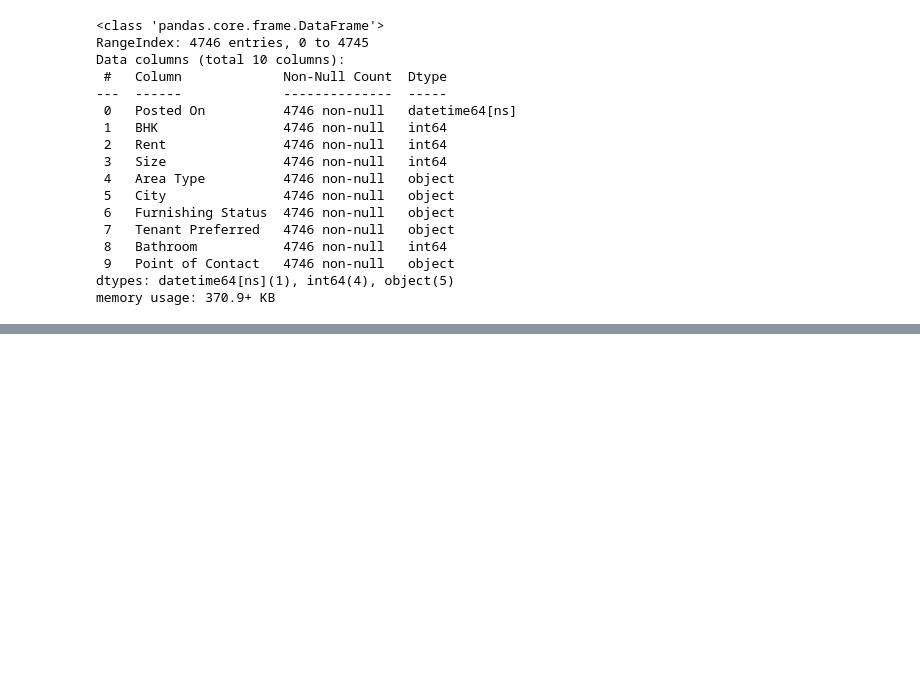
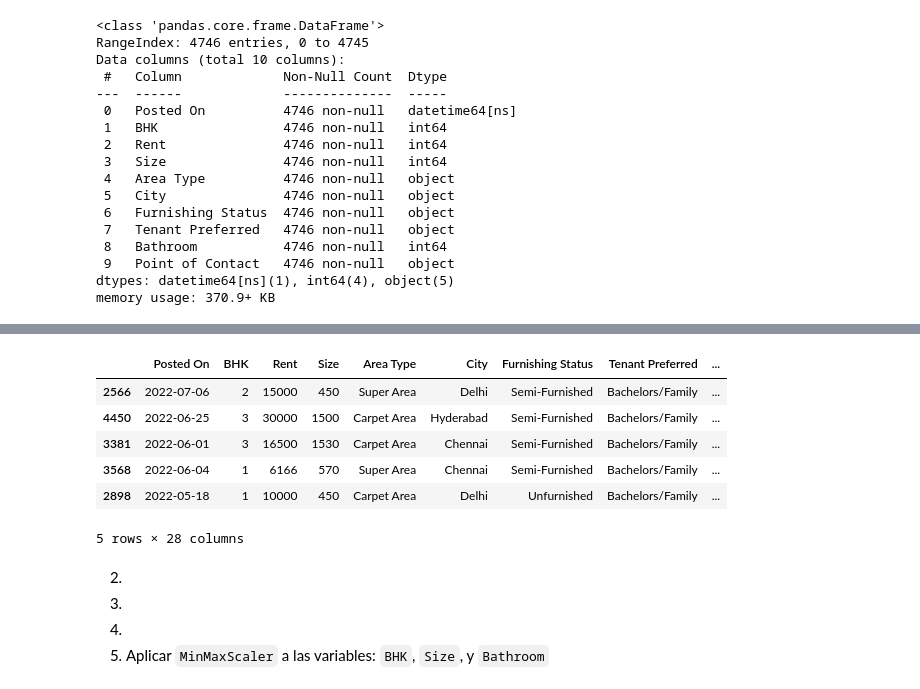
Before and after one commit to jbernalg/Learning_Data, a Jupyter notebook: Course_ML2/Semana_07/reto6.ipynb, the cells around one changed output, grey strips where cells are left out. Cells and saved outputs as stored; diff of their text form; code cells hidden in the pictures; blank space fills up the shorter version.

```diff
--- a/Course_ML2/Semana_07/reto6.ipynb
+++ b/Course_ML2/Semana_07/reto6.ipynb
@@ -110,0 +128,17 @@ memory usage: 370.9+ KB
+# %%
+# concatenar variables codificadas con el dataframe original
+df = pd.concat([df, vars_nominal], axis=1)
+df.sample(5)
+# %% [output]
+|  | Posted On | BHK | Rent | Size | Area Type | City | Furnishing Status | Tenant Preferred | ... |
+| 2566 | 2022-07-06 | 2 | 15000 | 450 | Super Area | Delhi | Semi-Furnished | Bachelors/Family | ... |
+| 4450 | 2022-06-25 | 3 | 30000 | 1500 | Carpet Area | Hyderabad | Semi-Furnished | Bachelors/Family | ... |
+| 3381 | 2022-06-01 | 3 | 16500 | 1530 | Carpet Area | Chennai | Semi-Furnished | Bachelors/Family | ... |
+| 3568 | 2022-06-04 | 1 | 6166 | 570 | Super Area | Chennai | Semi-Furnished | Bachelors/Family | ... |
+| 2898 | 2022-05-18 | 1 | 10000 | 450 | Carpet Area | Delhi | Unfurnished | Bachelors/Family | ... |
+5 rows × 28 columns
+# %% [markdown]
+2.
+3.
+4.
+5. Aplicar `MinMaxScaler` a las variables: `BHK`, `Size`, y `Bathroom`
```
Also changed, not shown: parts of 3 cells of this notebook.
